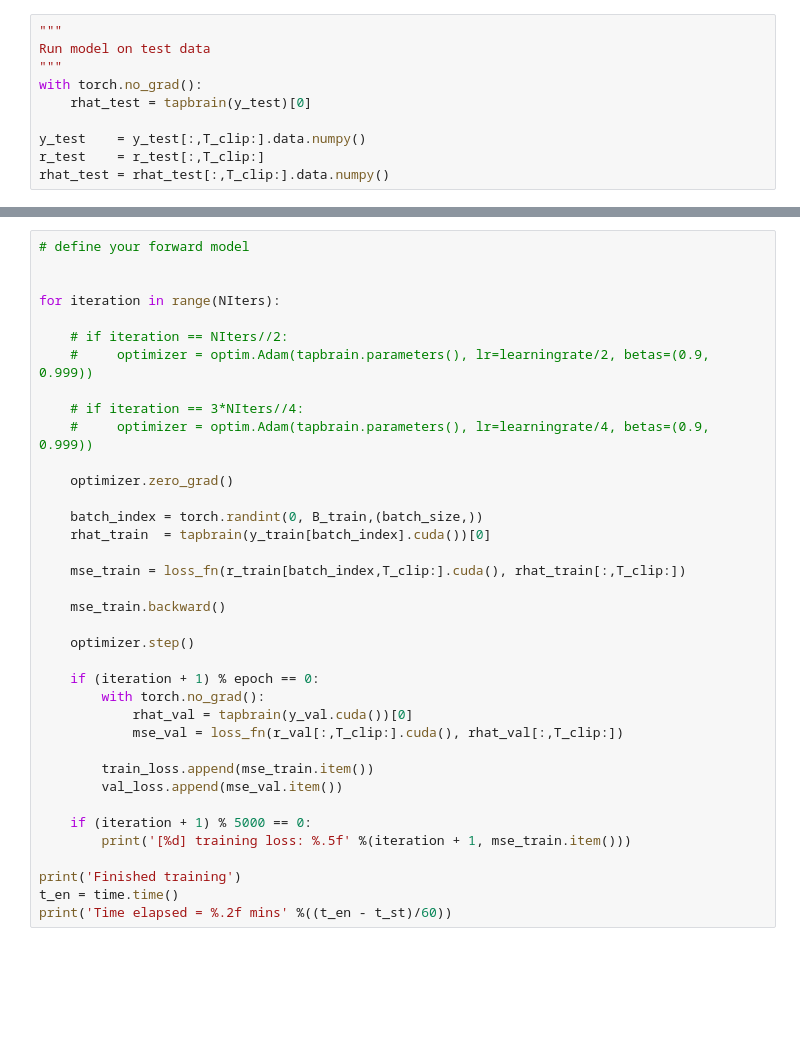
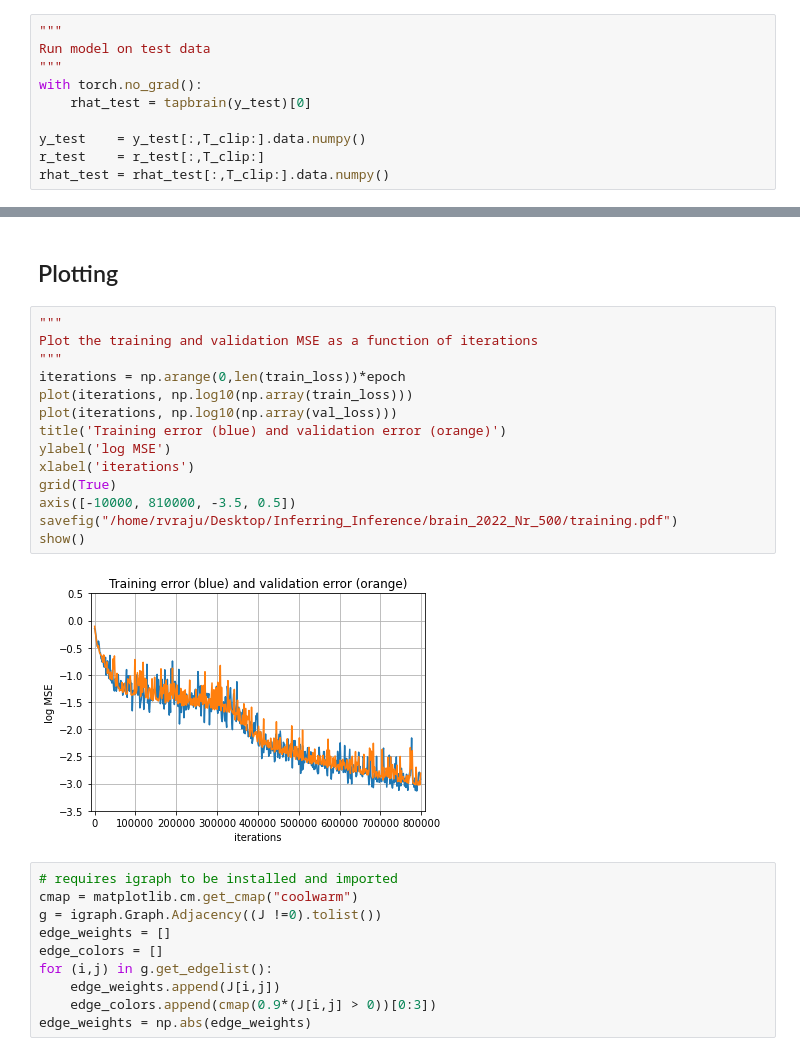
Before and after one commit to XaqLab/InferringInference, a Jupyter notebook: notebooks/TrainTAPbrain.ipynb, the cells around one changed output, grey strips where cells are left out. Saved outputs shown, nothing was run; the diff lists cells and outputs as text; blank space fills up the shorter version.

```diff
--- a/notebooks/TrainTAPbrain.ipynb
+++ b/notebooks/TrainTAPbrain.ipynb
@@ -316,37 +330,28 @@ brain_name
-# %%
-# define your forward model
-
-
-for iteration in range(NIters):
-
-    # if iteration == NIters//2:
-    #     optimizer = optim.Adam(tapbrain.parameters(), lr=learningrate/2, betas=(0.9, 0.999))
-
-    # if iteration == 3*NIters//4:
-    #     optimizer = optim.Adam(tapbrain.parameters(), lr=learningrate/4, betas=(0.9, 0.999))
-
-    optimizer.zero_grad()
-
-    batch_index = torch.randint(0, B_train,(batch_size,))
-    rhat_train  = tapbrain(y_train[batch_index].cuda())[0]
-
-    mse_train = loss_fn(r_train[batch_index,T_clip:].cuda(), rhat_train[:,T_clip:])
-
-    mse_train.backward()
-
-    optimizer.step()
-
-    if (iteration + 1) % epoch == 0:
-        with torch.no_grad():
-            rhat_val = tapbrain(y_val.cuda())[0]
-            mse_val = loss_fn(r_val[:,T_clip:].cuda(), rhat_val[:,T_clip:])
-
-        train_loss.append(mse_train.item())
-        val_loss.append(mse_val.item())
-
-    if (iteration + 1) % 5000 == 0:
-        print('[%d] training loss: %.5f' %(iteration + 1, mse_train.item()))
-
-print('Finished training')
-t_en = time.time()
-print('Time elapsed = %.2f mins' %((t_en - t_st)/60))
+# %% [markdown]
+## Plotting
+# %%
+"""
+Plot the training and validation MSE as a function of iterations
+"""
+iterations = np.arange(0,len(train_loss))*epoch
+plot(iterations, np.log10(np.array(train_loss)))
+plot(iterations, np.log10(np.array(val_loss)))
+title('Training error (blue) and validation error (orange)')
+ylabel('log MSE')
+xlabel('iterations')
+grid(True)
+axis([-10000, 810000, -3.5, 0.5])
+savefig("/home/rvraju/Desktop/Inferring_Inference/brain_2022_Nr_500/training.pdf")
+show()
+# %% [output]
+[figure, added]
+# %%
+# requires igraph to be installed and imported
+cmap = matplotlib.cm.get_cmap("coolwarm")
+g = igraph.Graph.Adjacency((J !=0).tolist())
+edge_weights = []
+edge_colors = []
+for (i,j) in g.get_edgelist():
+    edge_weights.append(J[i,j])
+    edge_colors.append(cmap(0.9*(J[i,j] > 0))[0:3])
+edge_weights = np.abs(edge_weights)
```
Also changed, not shown: parts of 26 cells of this notebook, 2 other files.
